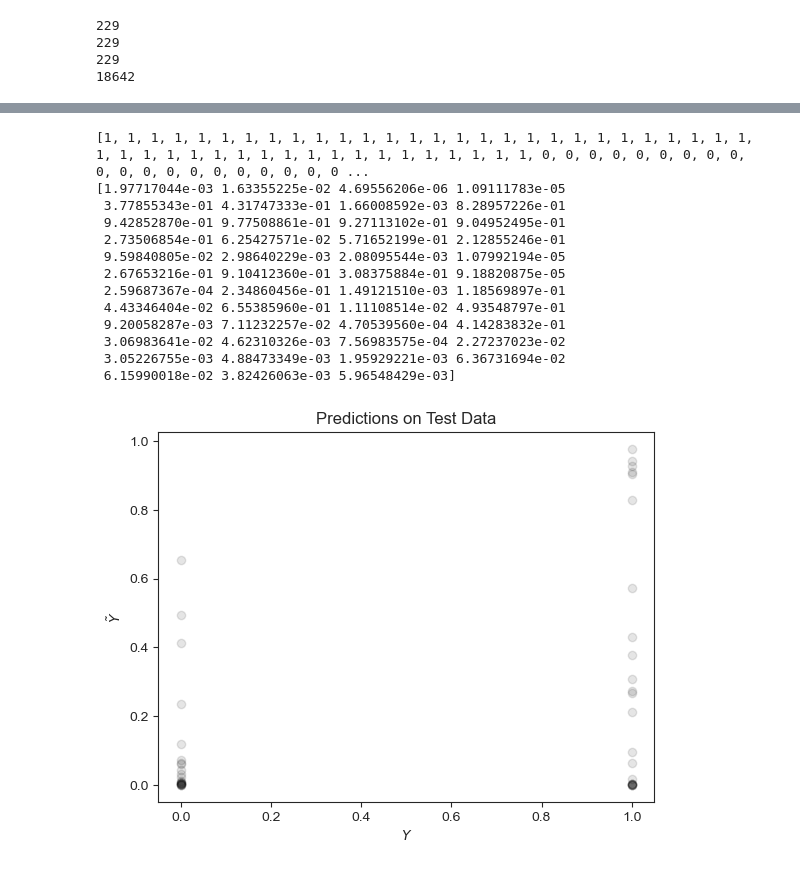
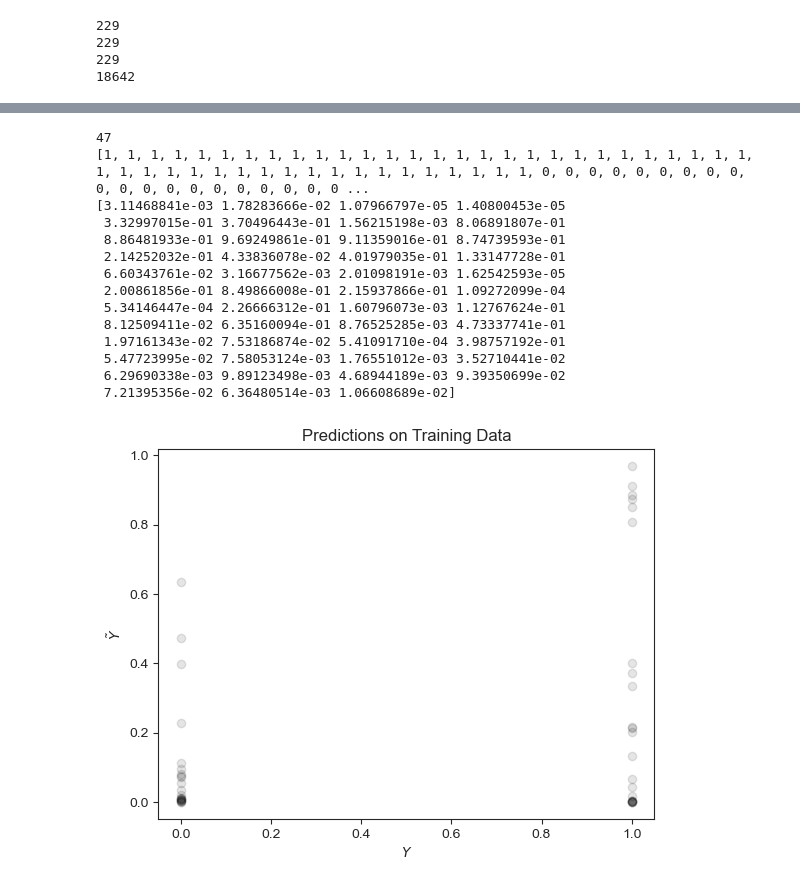
Before and after one commit to CamLunn/Bayesian-Logistic-Regression-Kidney-Disease, a Jupyter notebook: model_notebook_1.ipynb, the cells around one changed output, grey strips where cells are left out. Drawn from its saved outputs; the diff is of its cells as text; code cells hidden in the pictures.

```diff
--- a/model_notebook_1.ipynb
+++ b/model_notebook_1.ipynb
@@ -195,14 +250,9 @@ t_out = pd.read_csv("/Users/ethanratliff-crain/opt/anaconda3/envs/stan/bin/cmdst
 print(t_out.head())
 print(len(t_out))
 t_betas = [t_out[col][0] for col in t_out.columns if 'beta' in col]
-# p_betas = [np.mean(x) for x in fit['beta']]
-# sns.histplot(p_betas, label='sampled')
-sns.histplot(t_betas, label='optimized')
-plt.show()
-
 print(max(t_betas))
 abs_betas = np.abs(t_betas)
 np_betas = np.array(t_betas)
-print(df[abs_betas > 0.01]['gene'])
-sns.histplot(np.abs(t_betas), label='optimized')
+genes_to_use = df[abs_betas > 0.01]['gene']
+t_betas_to_use = np_betas[abs_betas > 0.01]
 # %% [output]
@@ -313,32 +441,32 @@ plt.show()
 # %%
-correct_guesses = 0
-total_guesses = 0
-# add simulated data points
-
-scaled = [np.array(t_betas) * x[:] for x in test_X]
+print(len(test_X))
+test_X_to_use = np.array(test_X)
+test_X_to_use = [x[abs_betas > 0.01] for x in test_X_to_use]
+scaled = [np.array(t_betas_to_use) * x[:] for x in test_X_to_use]
 z = [t_out['alpha'][0] + sum(s) for s in scaled]
 Y_tilde = np.exp(z) / (1 + np.exp(z))
 plt.scatter(test_Y, Y_tilde, color='k', alpha=0.1, zorder=-10)
 plt.ylabel(r'$\tilde{Y}$')
 plt.xlabel(r'$Y$')
 # plt.yscale('log')
-plt.title('Predictions on Test Data')
+plt.title('Predictions on Training Data')
 
 print(Y)
 print(Y_tilde)
 plt.show()
 # %% [output]
+47
 [1, 1, 1, 1, 1, 1, 1, 1, 1, 1, 1, 1, 1, 1, 1, 1, 1, 1, 1, 1, 1, 1, 1, 1, 1, 1, 1, 1, 1, 1, 1, 1, 1, 1, 1, 1, 1, 1, 1, 1, 1, 1, 1, 1, 1, 1, 1, 0, 0, 0, 0, 0, 0, 0, 0, 0, 0, 0, 0, 0, 0, 0, 0, 0, 0, 0, 0 ...
-[1.97717044e-03 1.63355225e-02 4.69556206e-06 1.09111783e-05
- 3.77855343e-01 4.31747333e-01 1.66008592e-03 8.28957226e-01
- 9.42852870e-01 9.77508861e-01 9.27113102e-01 9.04952495e-01
- 2.73506854e-01 6.25427571e-02 5.71652199e-01 2.12855246e-01
- 9.59840805e-02 2.98640229e-03 2.08095544e-03 1.07992194e-05
- 2.67653216e-01 9.10412360e-01 3.08375884e-01 9.18820875e-05
- 2.59687367e-04 2.34860456e-01 1.49121510e-03 1.18569897e-01
- 4.43346404e-02 6.55385960e-01 1.11108514e-02 4.93548797e-01
- 9.20058287e-03 7.11232257e-02 4.70539560e-04 4.14283832e-01
- 3.06983641e-02 4.62310326e-03 7.56983575e-04 2.27237023e-02
- 3.05226755e-03 4.88473349e-03 1.95929221e-03 6.36731694e-02
- 6.15990018e-02 3.82426063e-03 5.96548429e-03]
+[3.11468841e-03 1.78283666e-02 1.07966797e-05 1.40800453e-05
+ 3.32997015e-01 3.70496443e-01 1.56215198e-03 8.06891807e-01
+ 8.86481933e-01 9.69249861e-01 9.11359016e-01 8.74739593e-01
+ 2.14252032e-01 4.33836078e-02 4.01979035e-01 1.33147728e-01
+ 6.60343761e-02 3.16677562e-03 2.01098191e-03 1.62542593e-05
+ 2.00861856e-01 8.49866008e-01 2.15937866e-01 1.09272099e-04
+ 5.34146447e-04 2.26666312e-01 1.60796073e-03 1.12767624e-01
+ 8.12509411e-02 6.35160094e-01 8.76525285e-03 4.73337741e-01
+ 1.97161343e-02 7.53186874e-02 5.41091710e-04 3.98757192e-01
+ 5.47723995e-02 7.58053124e-03 1.76551012e-03 3.52710441e-02
+ 6.29690338e-03 9.89123498e-03 4.68944189e-03 9.39350699e-02
+ 7.21395356e-02 6.36480514e-03 1.06608689e-02]
-[figure, old version]
+[figure, new version]
```
Also changed, not shown: parts of 9 cells of this notebook.
